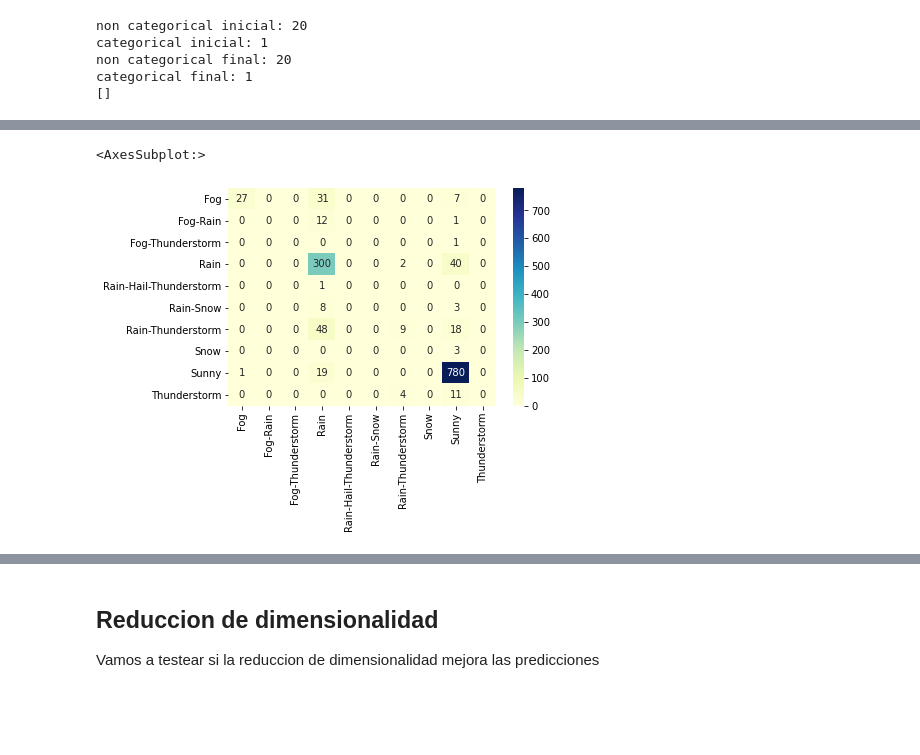
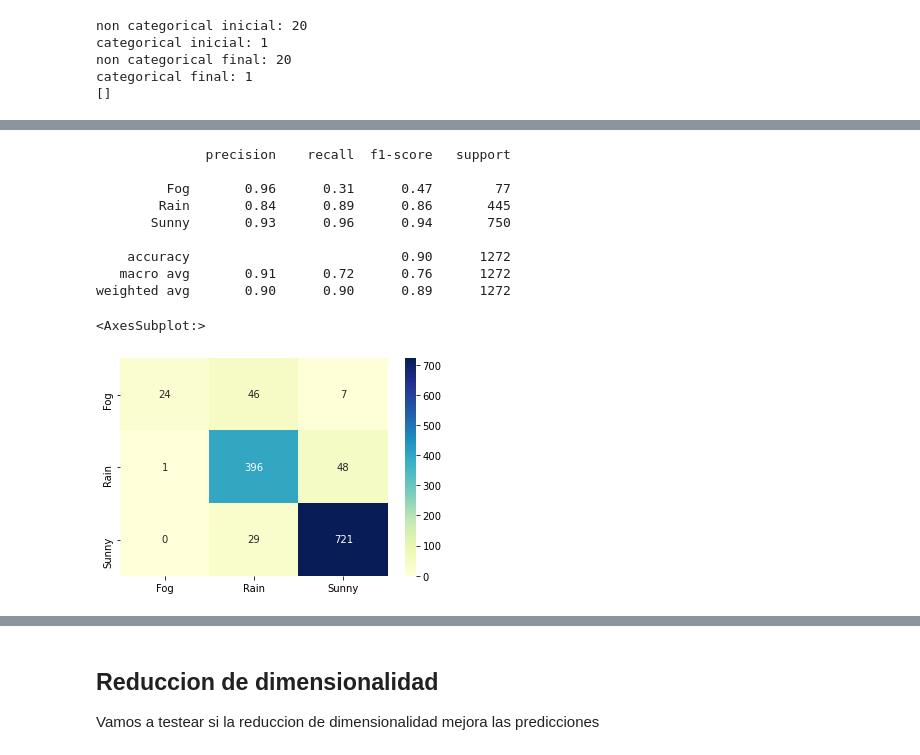
Before and after one commit to giustipatricio/madridbarajas1997-2015, a Jupyter notebook: Madrid-Barajas-1997-2020-weather.ipynb, the cells around one changed output, grey strips where cells are left out. Saved outputs shown, nothing was run; the diff lists cells and outputs as text; code cells hidden in the pictures; blank space fills up the shorter version.

```diff
--- a/Madrid-Barajas-1997-2020-weather.ipynb
+++ b/Madrid-Barajas-1997-2020-weather.ipynb
@@ -331,11 +370,11 @@ Nubes 1 y clima únicos [nan 'Fog' 'Thunderstorm' 'Fog-Thunderstorm' 'Rain-Thund
 # %%
 #Detectamos que en las columnas de visibilidad hay datos faltantes en los días soleados, por lo que imputaremos por la media
-df_1[' Max VisibilityKm'] = np.where((df_1[' Max VisibilityKm'].isnull()), #identificamos las caracteristicas
-                           df_1[" Max VisibilityKm"].mean(),      #Valor a reemplazar
-                           df_1[' Max VisibilityKm'])  #donde reemplazar
-df_1[' Mean VisibilityKm'] = np.where((df_1[' Mean VisibilityKm'].isnull()), #identificamos las caracteristicas
-                           df_1[" Mean VisibilityKm"].mean(),      #Valor a reemplazar
-                           df_1[' Mean VisibilityKm'])  #donde reemplazar
-df_1[' Min VisibilitykM'] = np.where((df_1[' Min VisibilitykM'].isnull()), #identificamos las caracteristicas
-                           df_1[" Min VisibilitykM"].mean(),      #Valor a reemplazar
-                           df_1[' Min VisibilitykM'])  #donde reemplazar
+df_2[' Max VisibilityKm'] = np.where((df_2[' Max VisibilityKm'].isnull()), #identificamos las caracteristicas
+                           df_2[" Max VisibilityKm"].mean(),      #Valor a reemplazar
+                           df_2[' Max VisibilityKm'])  #donde reemplazar
+df_2[' Mean VisibilityKm'] = np.where((df_2[' Mean VisibilityKm'].isnull()), #identificamos las caracteristicas
+                           df_2[" Mean VisibilityKm"].mean(),      #Valor a reemplazar
+                           df_2[' Mean VisibilityKm'])  #donde reemplazar
+df_2[' Min VisibilitykM'] = np.where((df_2[' Min VisibilitykM'].isnull()), #identificamos las caracteristicas
+                           df_2[" Min VisibilitykM"].mean(),      #Valor a reemplazar
+                           df_2[' Min VisibilitykM'])  #donde reemplazar
@@ -363,7 +418,7 @@ dtype: float64
 # %% [markdown]
 ## Preparacion de datos
 # %%
-df_estudio = df_1
+df_estudio = df_2
 #dropeamos la columna Max Gust SpeedKm/h
 df_estudio = df_estudio.drop(columns=[' Max Gust SpeedKm/h',"Events","CET"])
 # %%
@@ -473,9 +529,10 @@ from sklearn.preprocessing import LabelBinarizer
 X = df_estudio.drop('eventos_completo', axis = 1)
 #Y = OneHotEncoder().fit_transform(df_estudio[['eventos_completo']]).toarray()
 #Y = pd.get_dummies(df_estudio[['eventos_completo']])
-Y = LabelBinarizer().fit_transform(df_estudio[['eventos_completo']])
+#Y = LabelBinarizer().fit_transform(df_estudio[['eventos_completo']])
+Y = df_estudio[['eventos_completo']]
 # %%
-X_train, X_test, Y_train, Y_test = train_test_split(X, y, test_size = 0.3, random_state = 1237)
+X_train, X_test, Y_train, Y_test = train_test_split(X, Y, test_size = 0.3, random_state = 1237)
 X_train.shape
 Y_train.shape
 # %% [output]
@@ -626,13 +670,27 @@ Precision and F-score are ill-defined and being set to 0.0 in labels with no pre
 # %%
 print (classification_report(Y_test, y_preds_log))
 confu_mtx = pd.DataFrame(confusion_matrix(Y_test, y_preds_log),
-  index = [ 'Fog','Fog-Rain','Fog-Thunderstorm','Rain','Rain-Hail-Thunderstorm','Rain-Snow','Rain-Thunderstorm','Snow','Sunny','Thunderstorm'],
-  columns = ['Fog','Fog-Rain','Fog-Thunderstorm','Rain','Rain-Hail-Thunderstorm','Rain-Snow','Rain-Thunderstorm','Snow','Sunny','Thunderstorm'])
+  index = [ 'Fog','Rain','Sunny'],
+  columns = [ 'Fog','Rain','Sunny'])
+#  index = [ 'Fog','Rain','Rain-Thunderstorm','Snow','Sunny','Thunderstorm'],
+#  columns = [ 'Fog','Rain','Rain-Thunderstorm','Snow','Sunny','Thunderstorm'])
+#  index = [ 'Fog','Fog-Rain','Fog-Thunderstorm','Rain','Rain-Hail-Thunderstorm','Rain-Snow','Rain-Thunderstorm','Snow','Sunny','Thunderstorm'],
+ # columns = ['Fog','Fog-Rain','Fog-Thunderstorm','Rain','Rain-Hail-Thunderstorm','Rain-Snow','Rain-Thunderstorm','Snow','Sunny','Thunderstorm'])
+
 
 sns.heatmap(confu_mtx , annot=True, fmt='d', cmap='YlGnBu')
 # %% [output]
-<AxesSubplot:>
+              precision    recall  f1-score   support
+
+         Fog       0.96      0.31      0.47        77
+        Rain       0.84      0.89      0.86       445
+       Sunny       0.93      0.96      0.94       750
+
+    accuracy                           0.90      1272
+   macro avg       0.91      0.72      0.76      1272
+weighted avg       0.90      0.90      0.89      1272
+<AxesSubplot:>
-[figure, old version]
+[figure, new version]
 # %%
 print (classification_report(Y_test, y_preds_knn))
 # %% [output]
```
Also changed, not shown: parts of 36 cells of this notebook.
